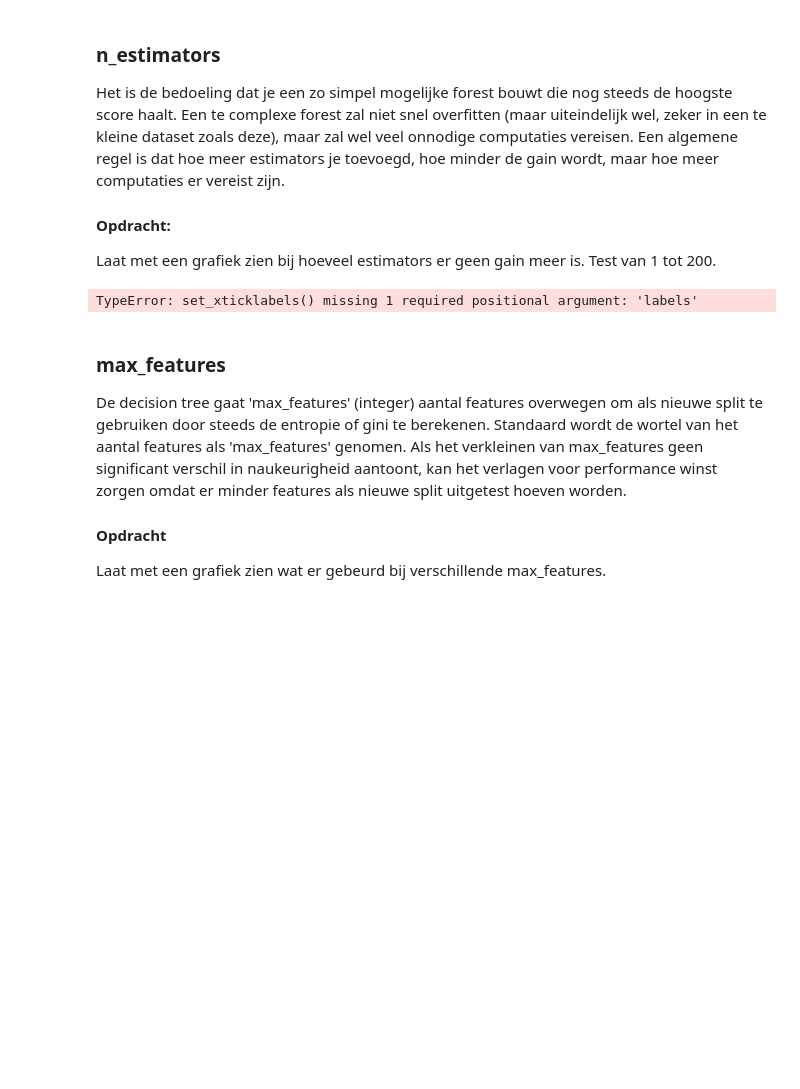
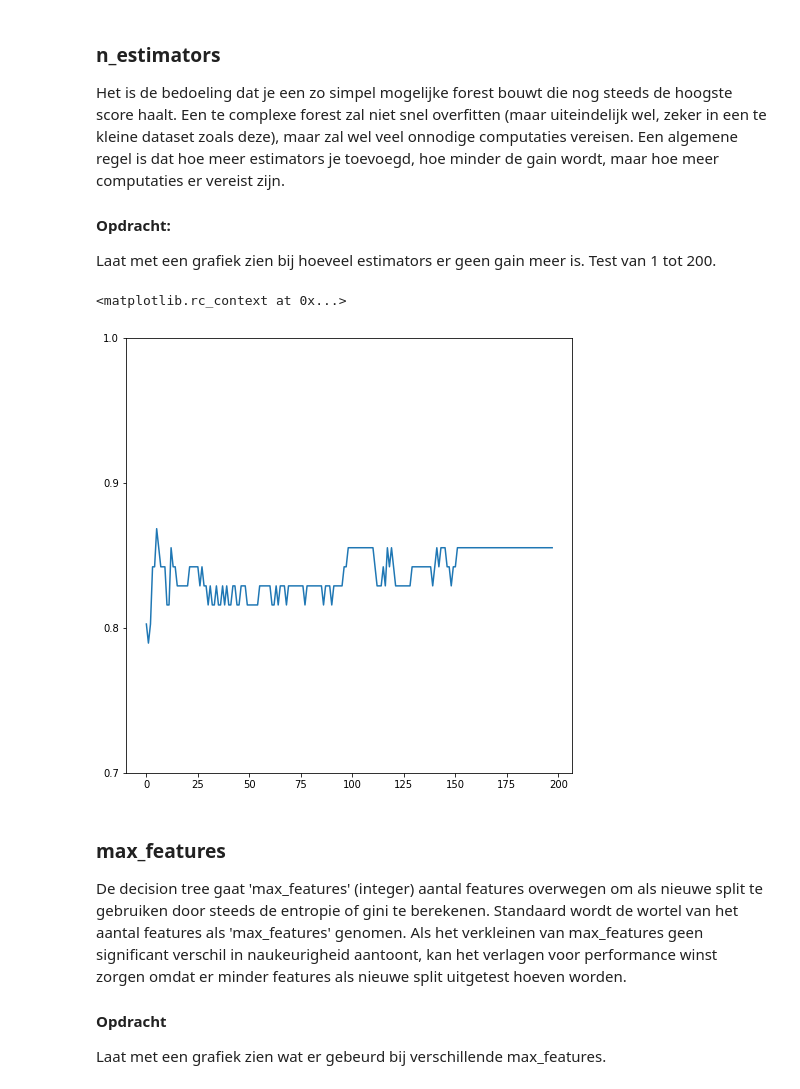
Before and after one commit to LucasVanWijk/Machine-learning, a Jupyter notebook: Random forrest/RandomForests-NB1.ipynb, the cells around one changed output. Drawn from its saved outputs; the diff is of its cells as text; code cells hidden in the pictures; blank space fills up the shorter version.

```diff
--- a/Random forrest/RandomForests-NB1.ipynb
+++ b/Random forrest/RandomForests-NB1.ipynb
@@ -128,17 +129,19 @@ Het is de bedoeling dat je een zo simpel mogelijke forest bouwt die nog steeds d
 Laat met een grafiek zien bij hoeveel estimators er geen gain meer is. Test van 1 tot 200.
 # %%
 score_list = []
-for i in range (2,200,5):
+for i in range(2,200,1):
     clf = RandomForestClassifier(max_depth=2, random_state=0,n_estimators=i)
     clf.fit(X_train,y_train)
     score_list.append(clf.score(X_test,y_test))
 
+
+plt.figure(figsize=(8,8))
 plt.plot(score_list)
+plt.yticks(np.arange(0.7, 1, step=0.1))
 plt.xkcd()
-plt.yticks(np.arange(0.5, 1, step=0.1))
-matplotlib.axes.Axes.set_xticklabels([str(i) for i in range (2,200,5)])
 # %% [output]
-TypeError: set_xticklabels() missing 1 required positional argument: 'labels'
+<matplotlib.rc_context at 0x...>
+[figure, added]
 # %% [markdown]
 ### max_features
 De decision tree gaat 'max_features' (integer) aantal features overwegen om als nieuwe split te gebruiken door steeds de entropie of gini te berekenen. Standaard wordt de wortel van het aantal features als 'max_features' genomen. Als het verkleinen van max_features geen significant verschil in naukeurigheid aantoont, kan het verlagen voor performance winst zorgen omdat er minder features als nieuwe split uitgetest hoeven worden.<br>
```
Also changed, not shown: parts of 14 cells of this notebook, 5 other files.
